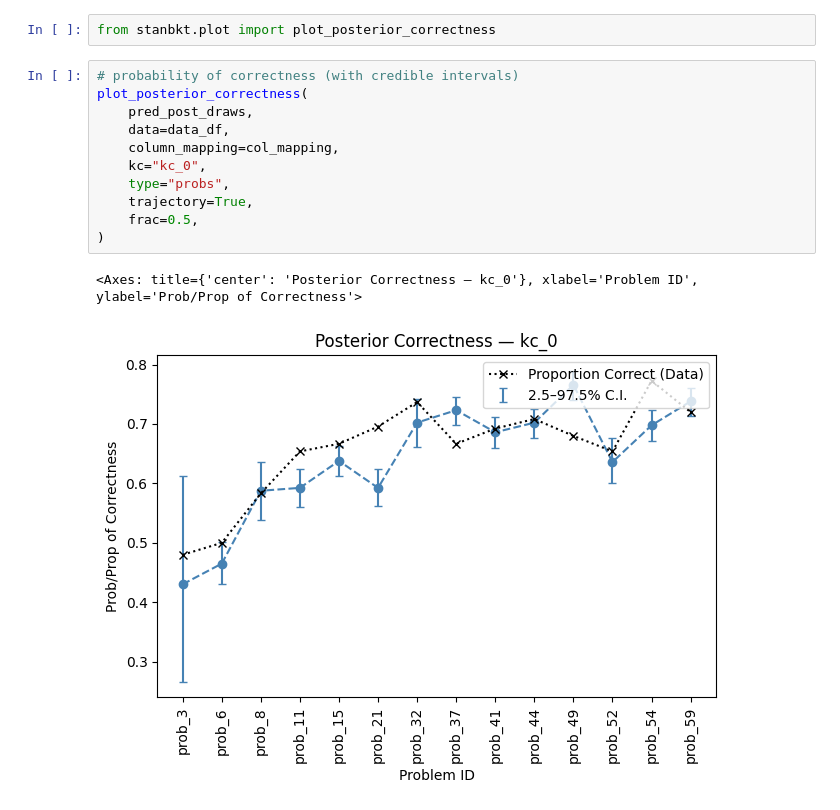
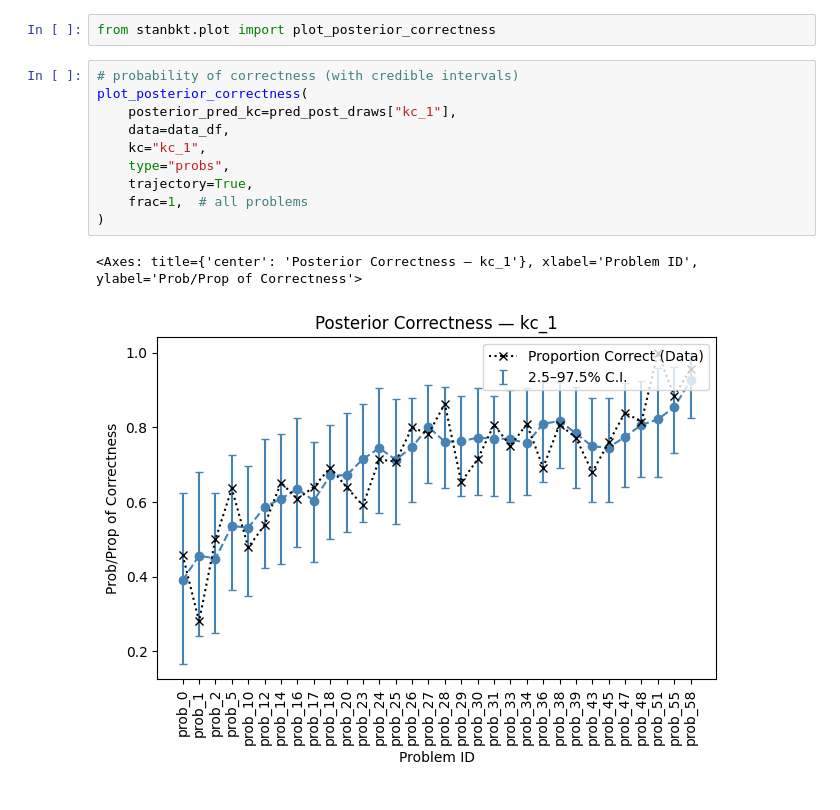
Before and after one commit to SiddharthaPradhan/StanBKT, a Jupyter notebook: docs/source/examples/02_simple_example.ipynb, the cells around one changed output. Cells and saved outputs as stored; diff of their text form.

```diff
--- a/docs/source/examples/02_simple_example.ipynb
+++ b/docs/source/examples/02_simple_example.ipynb
@@ -374,17 +378,16 @@ from stanbkt.plot import plot_posterior_correctness
 # %%
 # probability of correctness (with credible intervals)
 plot_posterior_correctness(
-    pred_post_draws,
+    posterior_pred_kc=pred_post_draws["kc_1"],
     data=data_df,
-    column_mapping=col_mapping,
-    kc="kc_0",
+    kc="kc_1",
     type="probs",
     trajectory=True,
-    frac=0.5,
+    frac=1,  # all problems
 )
 # %% [output]
-<Axes: title={'center': 'Posterior Correctness — kc_0'}, xlabel='Problem ID', ylabel='Prob/Prop of Correctness'>
+<Axes: title={'center': 'Posterior Correctness — kc_1'}, xlabel='Problem ID', ylabel='Prob/Prop of Correctness'>
-[figure, old version]
+[figure, new version]
 # %%
 # correctness predictions (with predictive intervals)
 plot_posterior_correctness(
```
Also changed, not shown: parts of 11 cells of this notebook, 19 other files.
